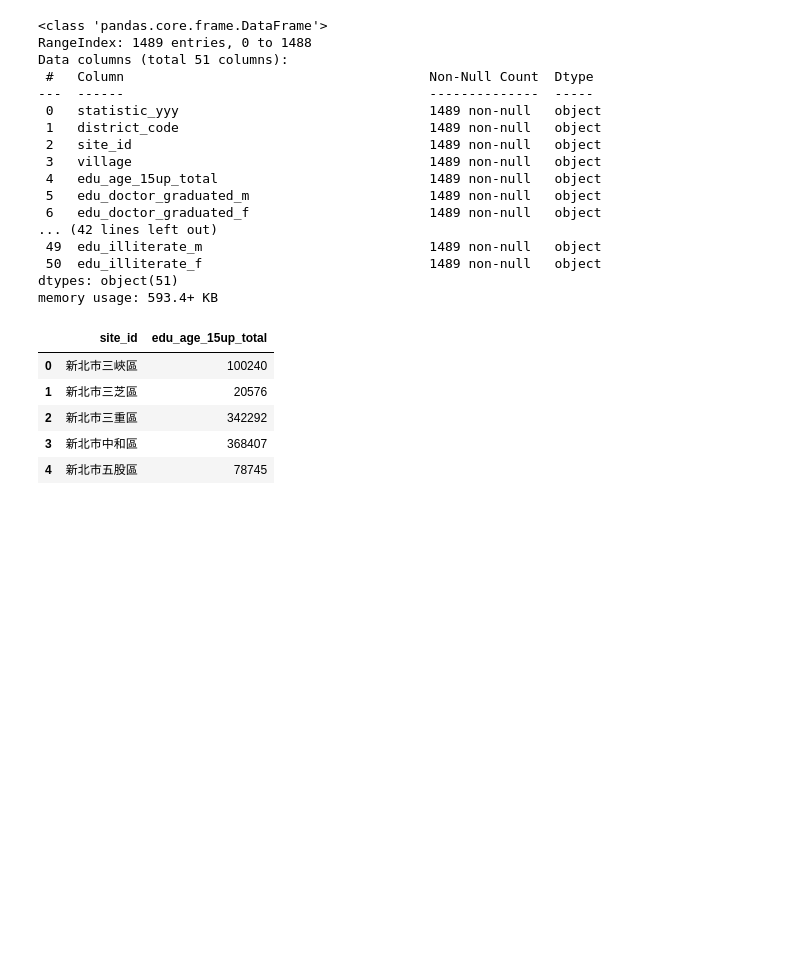
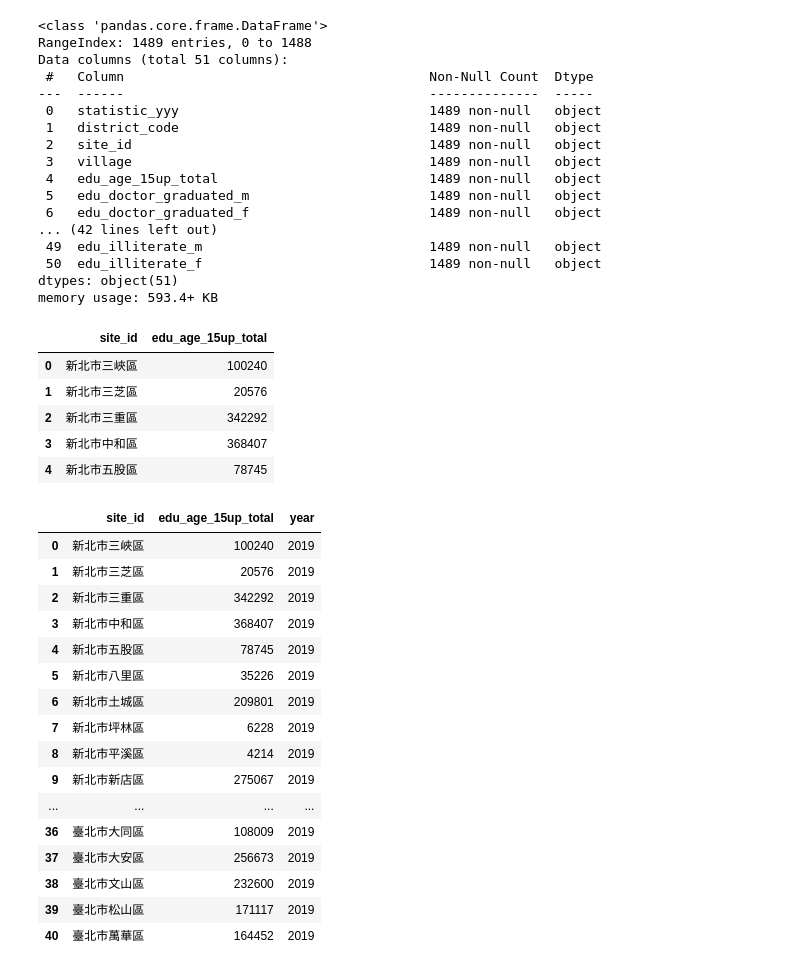
Before and after one commit to Shawn0604/LAT, a Jupyter notebook: week2_homework.ipynb, the cells around one changed output. Cells and saved outputs as stored; diff of their text form; code cells hidden in the pictures; blank space fills up the shorter version.

```diff
--- a/week2_homework.ipynb
+++ b/week2_homework.ipynb
@@ -95,3 +95,25 @@ type.head()
 | 2 | 新北市三重區 | 342292 |
 | 3 | 新北市中和區 | 368407 |
 | 4 | 新北市五股區 | 78745 |
+# %%
+type["year"]=2019
+
+type
+# %% [output]
+|  | site_id | edu_age_15up_total | year |
+| 0 | 新北市三峽區 | 100240 | 2019 |
+| 1 | 新北市三芝區 | 20576 | 2019 |
+| 2 | 新北市三重區 | 342292 | 2019 |
+| 3 | 新北市中和區 | 368407 | 2019 |
+| 4 | 新北市五股區 | 78745 | 2019 |
+| 5 | 新北市八里區 | 35226 | 2019 |
+| 6 | 新北市土城區 | 209801 | 2019 |
+| 7 | 新北市坪林區 | 6228 | 2019 |
+| 8 | 新北市平溪區 | 4214 | 2019 |
+| 9 | 新北市新店區 | 275067 | 2019 |
+| ... | ... | ... | ... |
+| 36 | 臺北市大同區 | 108009 | 2019 |
+| 37 | 臺北市大安區 | 256673 | 2019 |
+| 38 | 臺北市文山區 | 232600 | 2019 |
+| 39 | 臺北市松山區 | 171117 | 2019 |
+| 40 | 臺北市萬華區 | 164452 | 2019 |
```
